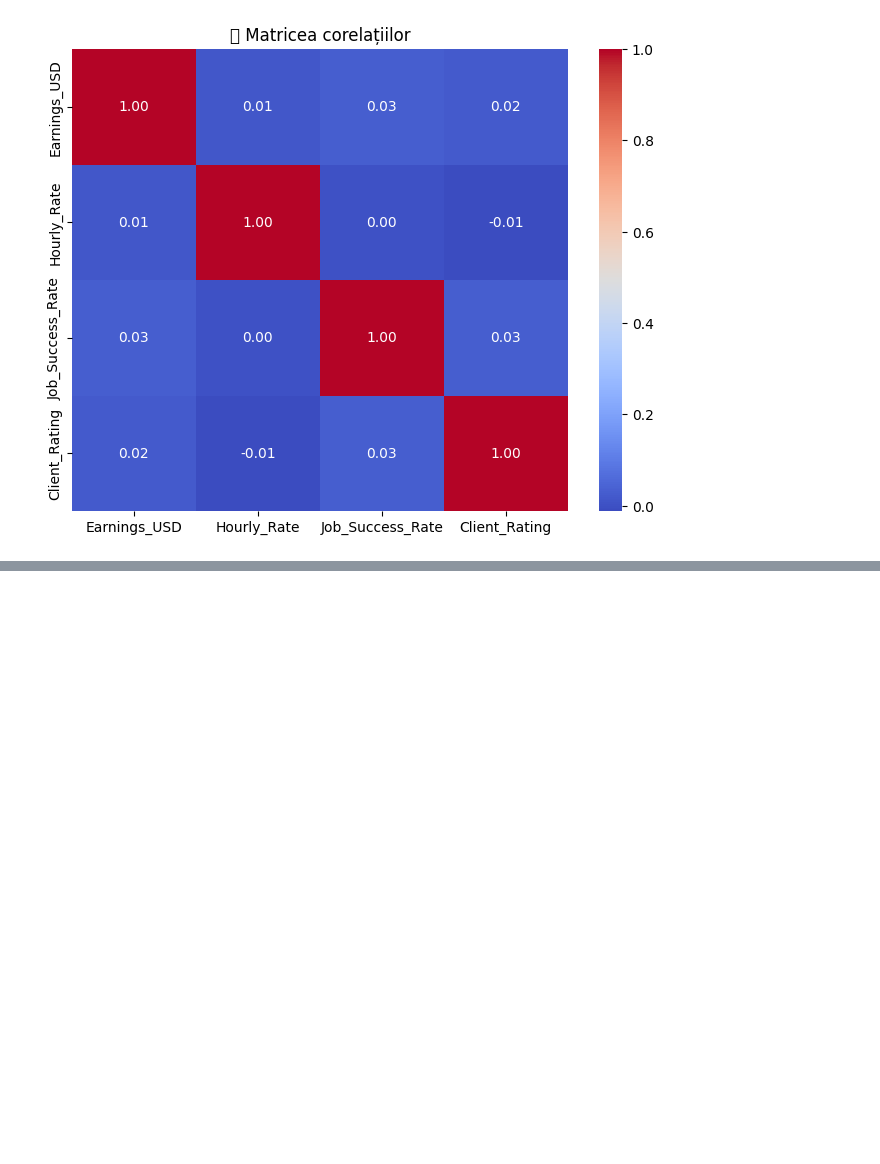
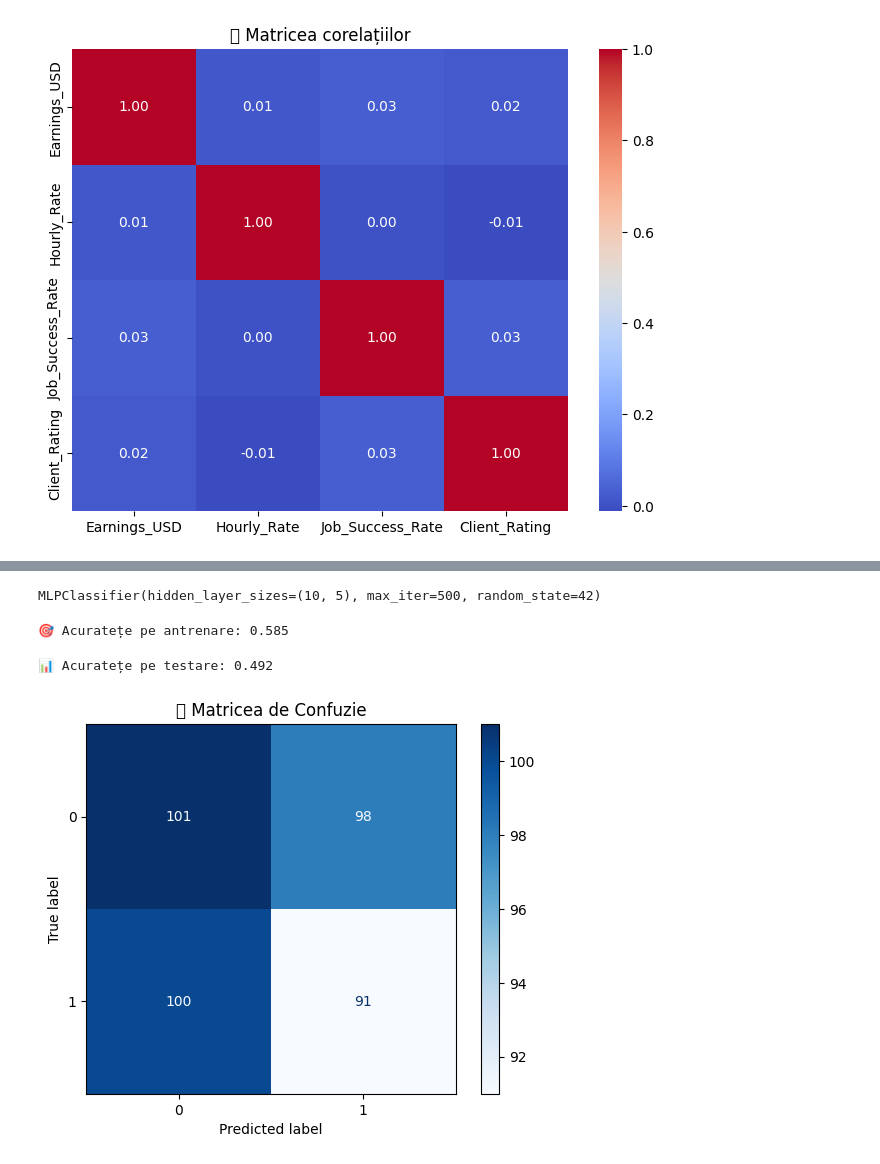
Before and after one commit to nicolaeee/IA---Google-Colab, a Jupyter notebook: IA.ipynb, the cells around one changed output, grey strips where cells are left out. Drawn from its saved outputs; the diff is of its cells as text; code cells hidden in the pictures; blank space fills up the shorter version.

```diff
--- a/IA.ipynb
+++ b/IA.ipynb
@@ -154,0 +231,12 @@ Client_Rating         0.021013    -0.011603          0.029449       1.000000
+# %%
+#✅ 3. Normalizarea datelor (0.5 pct)
+from sklearn.preprocessing import StandardScaler
+
+# Cream un obiect StandardScaler pentru scalare Z (media 0, deviație 1)
+scaler = StandardScaler()
+
+# Antrenăm scalerul pe datele de antrenare și transformăm
+X_train_scaled = scaler.fit_transform(X_train)
+
+# Folosim același scaler pentru testare
+X_test_scaled = scaler.transform(X_test)
@@ -154,0 +278,51 @@ Client_Rating         0.021013    -0.011603          0.029449       1.000000
+# %%
+#✅ 6. Crearea modelului (rețea neuronală) (1 pct)
+from sklearn.neural_network import MLPClassifier
+
+# Cream un MLP (rețea neuronală) cu 2 straturi ascunse de 10 și 5 neuroni
+model = MLPClassifier(hidden_layer_sizes=(10, 5),
+                      activation='relu',
+                      solver='adam',
+                      max_iter=500,
+                      random_state=42)
+
+# Antrenăm modelul pe datele balansate și selectate
+model.fit(X_train_selected, y_train_bal)
+# %% [output]
+MLPClassifier(hidden_layer_sizes=(10, 5), max_iter=500, random_state=42)
+# %%
+#✅ 7. Acuratețea pe setul de antrenare (1 pct)
+from sklearn.metrics import accuracy_score
+
+# Prezicem pe datele de antrenare
+y_train_pred = model.predict(X_train_selected)
+
+# Calculăm și afișăm acuratețea
+train_accuracy = accuracy_score(y_train_bal, y_train_pred)
+print("🎯 Acuratețe pe antrenare:", round(train_accuracy, 3))
+# %% [output]
+🎯 Acuratețe pe antrenare: 0.585
+# %%
+#✅ 8. Acuratețea pe setul de testare (1 pct)
+# Prezicem pe datele de test
+y_test_pred = model.predict(X_test_selected)
+
+# Calculăm acuratețea
+test_accuracy = accuracy_score(y_test, y_test_pred)
+print("📊 Acuratețe pe testare:", round(test_accuracy, 3))
+# %% [output]
+📊 Acuratețe pe testare: 0.492
+# %%
+from sklearn.metrics import confusion_matrix, ConfusionMatrixDisplay
+
+# Construim matricea de confuzie
+cm = confusion_matrix(y_test, y_test_pred)
+
+# Vizualizare grafică
+disp = ConfusionMatrixDisplay(confusion_matrix=cm)
+disp.plot(cmap="Blues")
+plt.title("📊 Matricea de Confuzie")
+plt.grid(False)
+plt.show()
+# %% [output]
+[figure, added]
```
Also changed, not shown: parts of 12 cells of this notebook.
